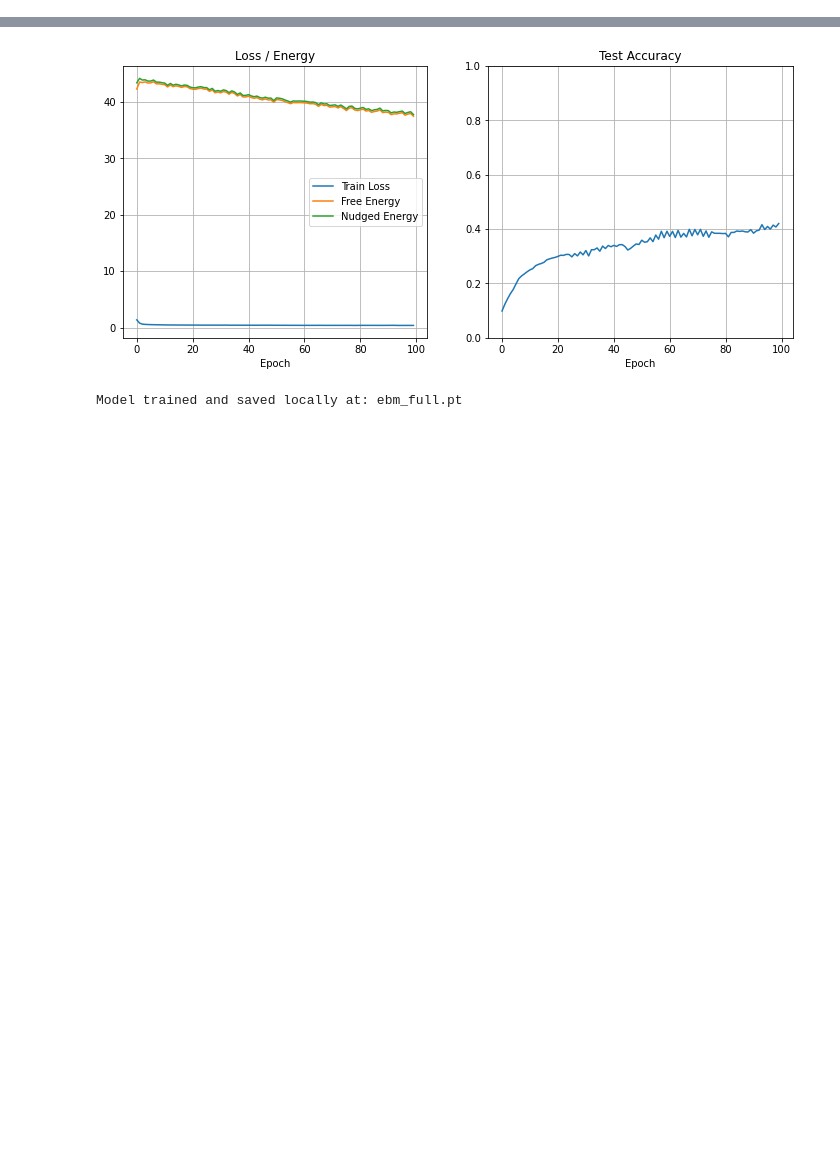
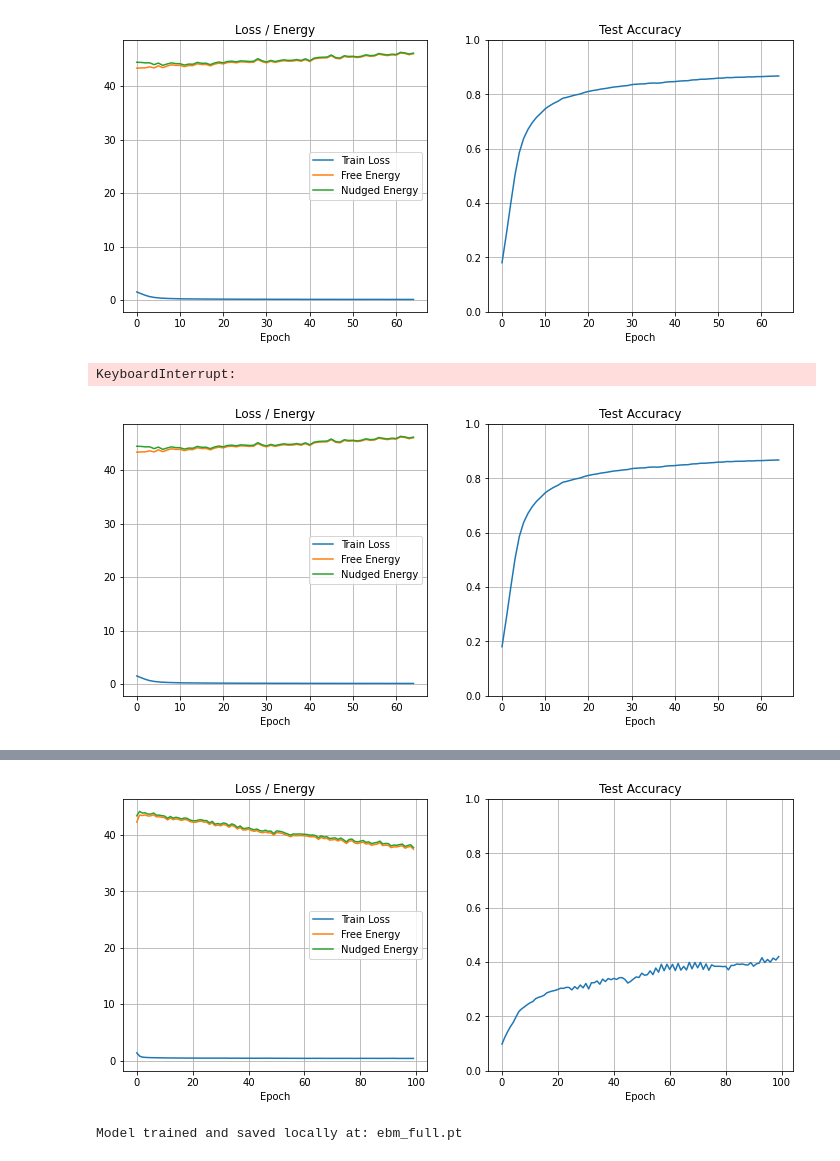
Before and after one commit to CRIS-Lab-2025/energy-based-models, a Jupyter notebook: sadi_multi_layer_ebm/debug.ipynb, the cells around one changed output, grey strips where cells are left out. Saved outputs shown, nothing was run; the diff lists cells and outputs as text; code cells hidden in the pictures; blank space fills up the shorter version.

```diff
--- a/sadi_multi_layer_ebm/debug.ipynb
+++ b/sadi_multi_layer_ebm/debug.ipynb
@@ -0,0 +1,17 @@
+# %%
+from sparse_energy import SparseEnergy
+
+model = SparseEnergy.train_model(
+    model = [784,64,10],
+    subset_size=10000,
+    epochs=600,
+    lr = 0.6,
+    n_free=20,
+    n_nudge=2,
+    dt=1,
+    beta=0.8,
+)
+# %% [output]
+[figure, added]
+KeyboardInterrupt:
+[figure, added]
```
Also changed, not shown: parts of 14 cells of this notebook, 3 other files.
